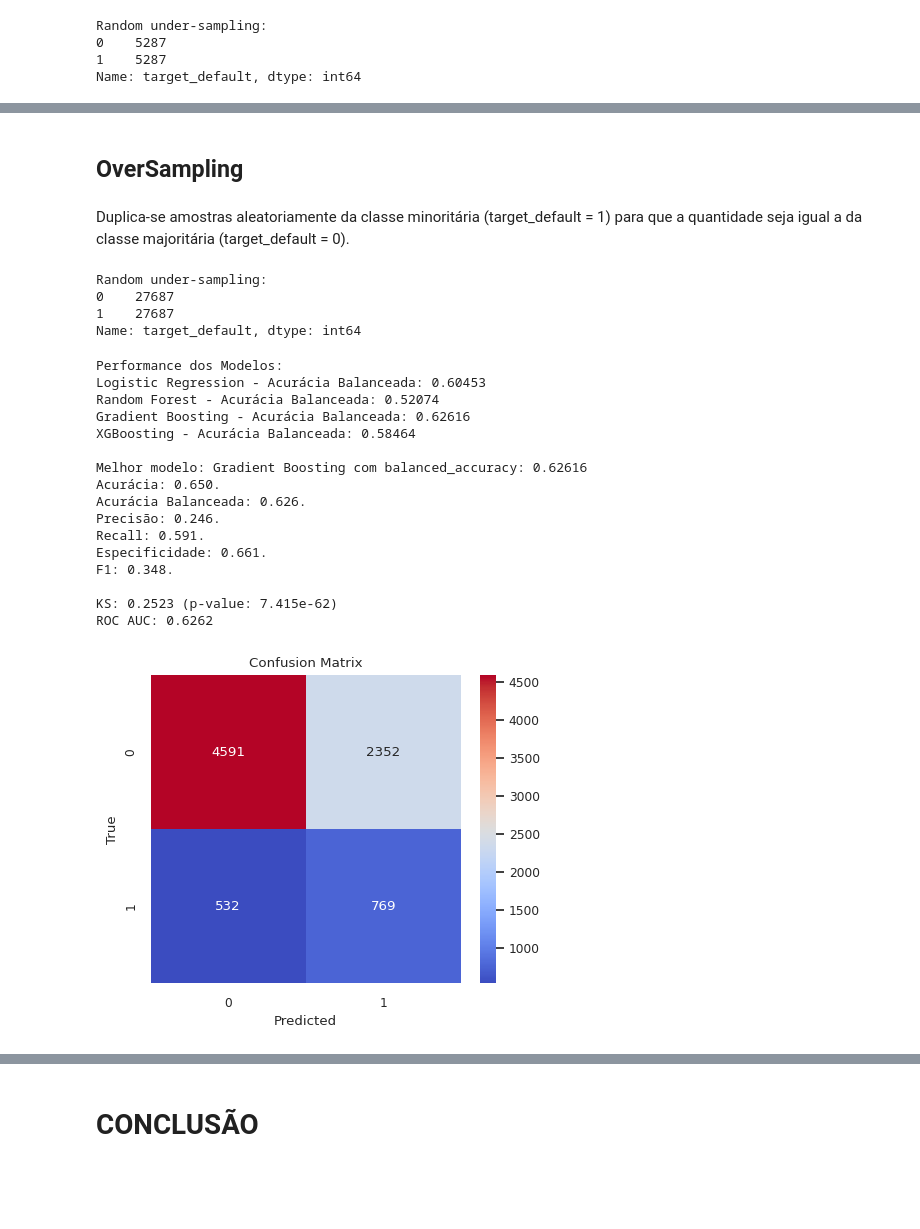
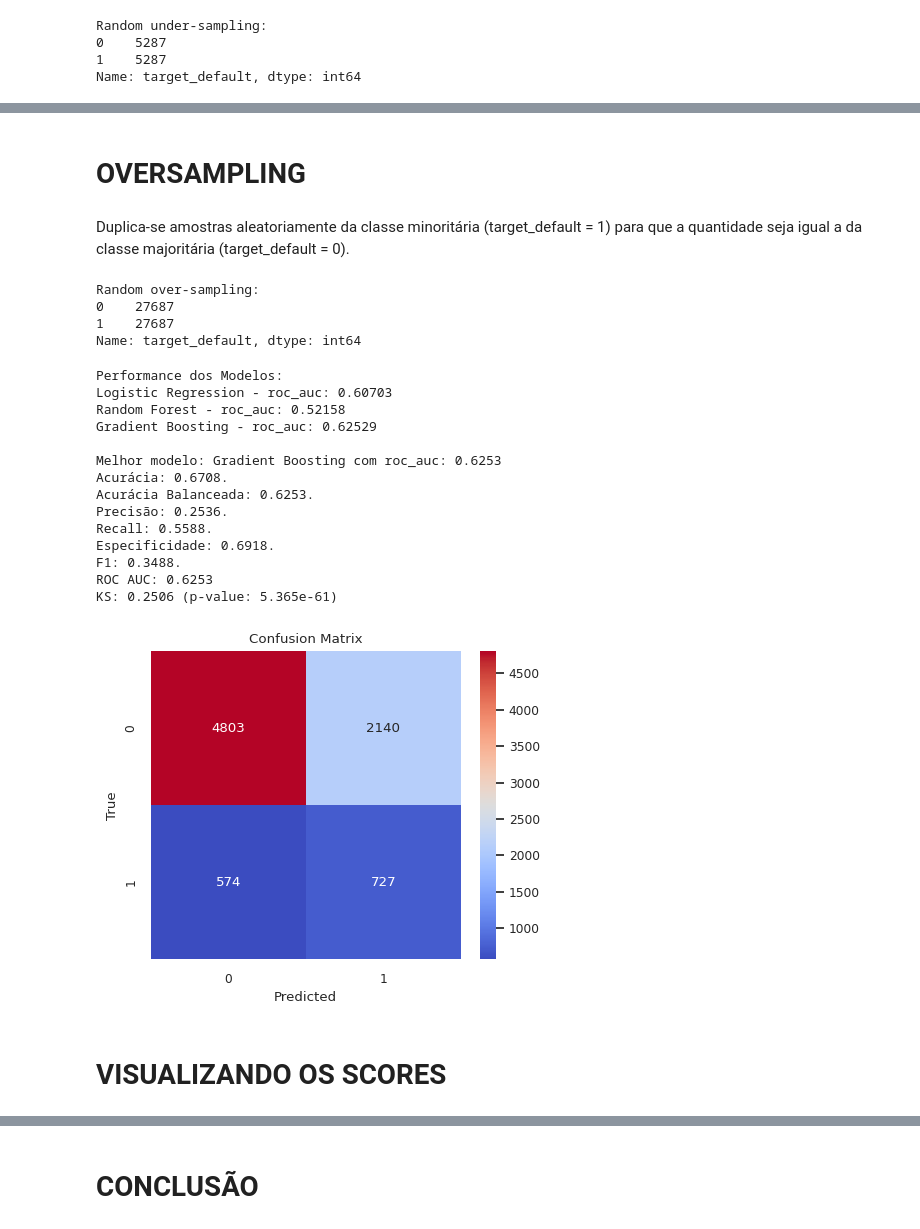
Before and after one commit to fayoshida/data-science, a Jupyter notebook: Credit_Scoring_Imbalanced/Risco_de_Crédito_Nubank.ipynb, the cells around one changed output, grey strips where cells are left out. Drawn from its saved outputs; the diff is of its cells as text; code cells hidden in the pictures; blank space fills up the shorter version.

```diff
--- a/Credit_Scoring_Imbalanced/Risco_de_Crédito_Nubank.ipynb
+++ b/Credit_Scoring_Imbalanced/Risco_de_Crédito_Nubank.ipynb
@@ -359,7 +398,7 @@ def data_prep(df, lbl_y):
 
   # normalizar as colunas numéricas
   num_cols = scaled_df.drop(lbl_y, axis=1).select_dtypes(exclude='object').columns
-  scaled_df[num_cols] = MinMaxScaler().fit_transform(scaled_df[num_cols].values)
+  scaled_df[num_cols] = StandardScaler().fit_transform(scaled_df[num_cols].values)
   encoded_df = scaled_df.copy()
 
   # extrair as colunas categóricas
@@ -519,8 +558,7 @@ def encontra_melhor_modelo(X_train, X_test, y_train, y_test, metrica='balanced_a
   modelos = [
       ('Logistic Regression', LogisticRegression(max_iter=1000)),
       ('Random Forest', RandomForestClassifier()),
-      ('Gradient Boosting', GradientBoostingClassifier()),
-      ('XGBoosting', XGBClassifier(learning_rate=0.1, max_depth=10))
+      ('Gradient Boosting', GradientBoostingClassifier(random_state=42))
   ]
 
   # Treinamento dos modelos, avaliação e seleção.
@@ -559,14 +597,17 @@ def encontra_melhor_modelo(X_train, X_test, y_train, y_test, metrica='balanced_a
         metrica_valor = precision
         print(f"{nome} - Precision: {metrica_valor:.5f}")
 
+      elif metrica == 'roc_auc':
+        roc_auc = metrics.roc_auc_score(y_test, y_pred)
+        metrica_valor = roc_auc
+        print(f"{nome} - roc_auc: {metrica_valor:.5f}")
+
       if metrica_valor > melhor_score:
           melhor_score = metrica_valor
           melhor_modelo = modelo
           melhor_modelo_nome = nome
 
-  print(f"\nMelhor modelo: {melhor_modelo_nome} com {metrica}: {melhor_score:.5f}")
-
-  y_pred = melhor_modelo.predict(X_test)
+  print(f"\nMelhor modelo: {melhor_modelo_nome} com {metrica}: {melhor_score:.4f}")
 
   accuracy = metrics.accuracy_score(y_test, y_pred)
   balanced_accuracy = metrics.balanced_accuracy_score(y_test, y_pred)
@@ -574,22 +615,20 @@ def encontra_melhor_modelo(X_train, X_test, y_train, y_test, metrica='balanced_a
   recall = metrics.recall_score(y_test, y_pred)
   specificity = metrics.recall_score(y_test, y_pred, pos_label=0)
   f1 = metrics.f1_score(y_test, y_pred)
+  roc_auc = metrics.roc_auc_score(y_test, y_pred)
 
-  print(f"Acurácia: {accuracy:.3f}.")
-  print(f"Acurácia Balanceada: {balanced_accuracy:.3f}.")
-  print(f"Precisão: {precision:.3f}.")
-  print(f"Recall: {recall:.3f}.")
-  print(f"Especificidade: {specificity:.3f}.")
-  print(f"F1: {f1:.3f}.")
+  print(f"Acurácia: {accuracy:.4f}.")
+  print(f"Acurácia Balanceada: {balanced_accuracy:.4f}.")
+  print(f"Precisão: {precision:.4f}.")
+  print(f"Recall: {recall:.4f}.")
+  print(f"Especificidade: {specificity:.4f}.")
+  print(f"F1: {f1:.4f}.")
+  print(f"ROC AUC: {roc_auc:.4f}")
 
   #Calculando KS e AUC
   df_ks = pd.DataFrame({'y_pred': y_pred, 'y_test': y_test})
-
   ks = ks_2samp(df_ks.loc[df_ks['y_test'] == 0, 'y_pred'], df_ks.loc[df_ks['y_test'] == 1, 'y_pred'])
-  roc_auc = metrics.roc_auc_score(df_ks['y_test'] , df_ks['y_pred'])
-
-  print(f"\nKS: {ks.statistic:.4f} (p-value: {ks.pvalue:.3e})")
-  print(f"ROC AUC: {roc_auc:.4f}")
+  print(f"KS: {ks.statistic:.4f} (p-value: {ks.pvalue:.3e})")
 
   print('\n')
   # Generate the confusion matrix
@@ -679,15 +737,15 @@ ROC AUC: 0.6176
 # %% [markdown]
-## OverSampling
+# OVERSAMPLING
 # %% [markdown]
 Duplica-se amostras aleatoriamente da classe minoritária (target_default = 1) para que a quantidade seja igual a da classe majoritária (target_default = 0).
 # %%
-df_class_1_over = df_class_1.sample(count_class_0, replace=True)
+df_class_1_over = df_class_1.sample(count_class_0, replace=True, random_state= 42)
 df_train_over = pd.concat([df_class_0, df_class_1_over], axis=0)
 
-print('Random under-sampling:')
+print('Random over-sampling:')
 print(df_train_over[lbl_y].value_counts())
 # %% [output]
-Random under-sampling:
+Random over-sampling:
 0    27687
 1    27687
 Name: target_default, dtype: int64
@@ -696,22 +754,22 @@ Name: target_default, dtype: int64
 X_train_over = df_train_over.drop(lbl_y, axis=1)
 y_train_over = df_train_over[lbl_y]
 # %%
-melhor_modelo = encontra_melhor_modelo(X_train_over, X_test, y_train_over, y_test)
+melhor_modelo = encontra_melhor_modelo(X_train_over, X_test, y_train_over, y_test, 'roc_auc')
 # %% [output]
 Performance dos Modelos:
-Logistic Regression - Acurácia Balanceada: 0.60453
-Random Forest - Acurácia Balanceada: 0.52074
-Gradient Boosting - Acurácia Balanceada: 0.62616
-XGBoosting - Acurácia Balanceada: 0.58464
+Logistic Regression - roc_auc: 0.60703
+Random Forest - roc_auc: 0.52158
+Gradient Boosting - roc_auc: 0.62529
 
-Melhor modelo: Gradient Boosting com balanced_accuracy: 0.62616
-Acurácia: 0.650.
-Acurácia Balanceada: 0.626.
-Precisão: 0.246.
-Recall: 0.591.
-Especificidade: 0.661.
-F1: 0.348.
-
-KS: 0.2523 (p-value: 7.415e-62)
-ROC AUC: 0.6262
+Melhor modelo: Gradient Boosting com roc_auc: 0.6253
+Acurácia: 0.6708.
+Acurácia Balanceada: 0.6253.
+Precisão: 0.2536.
+Recall: 0.5588.
+Especificidade: 0.6918.
+F1: 0.3488.
+ROC AUC: 0.6253
+KS: 0.2506 (p-value: 5.365e-61)
-[figure, old version]
+[figure, new version]
+# %% [markdown]
+# VISUALIZANDO OS SCORES
```
Also changed, not shown: parts of 37 cells of this notebook.
